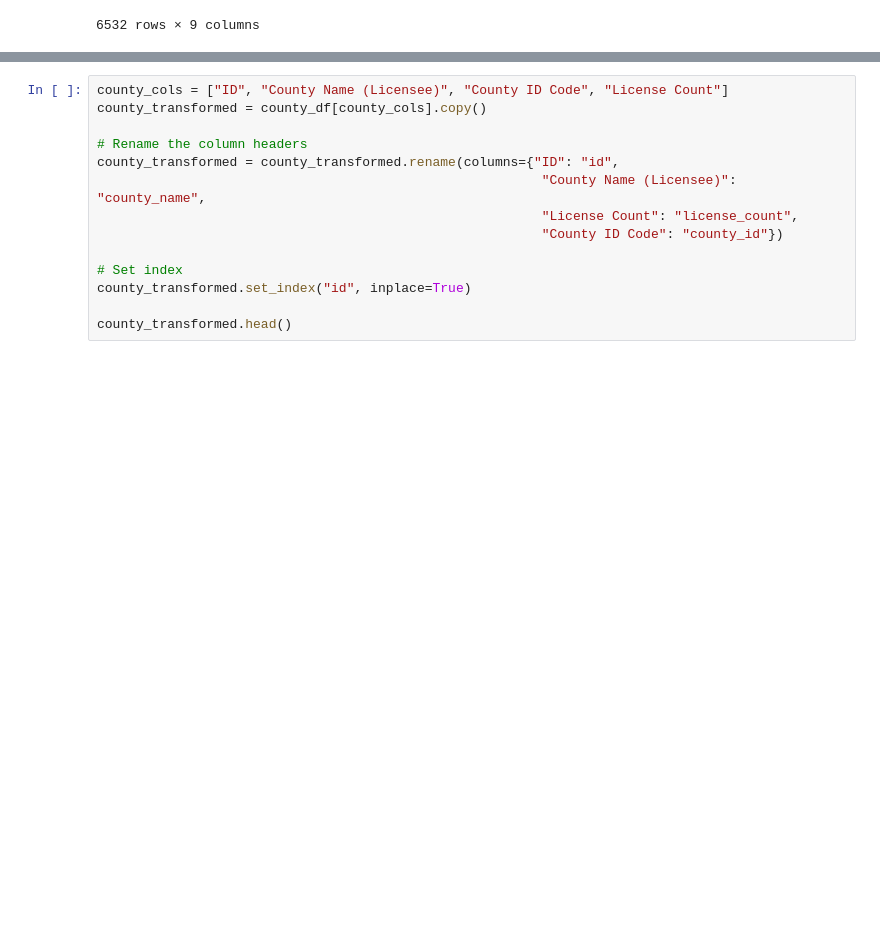
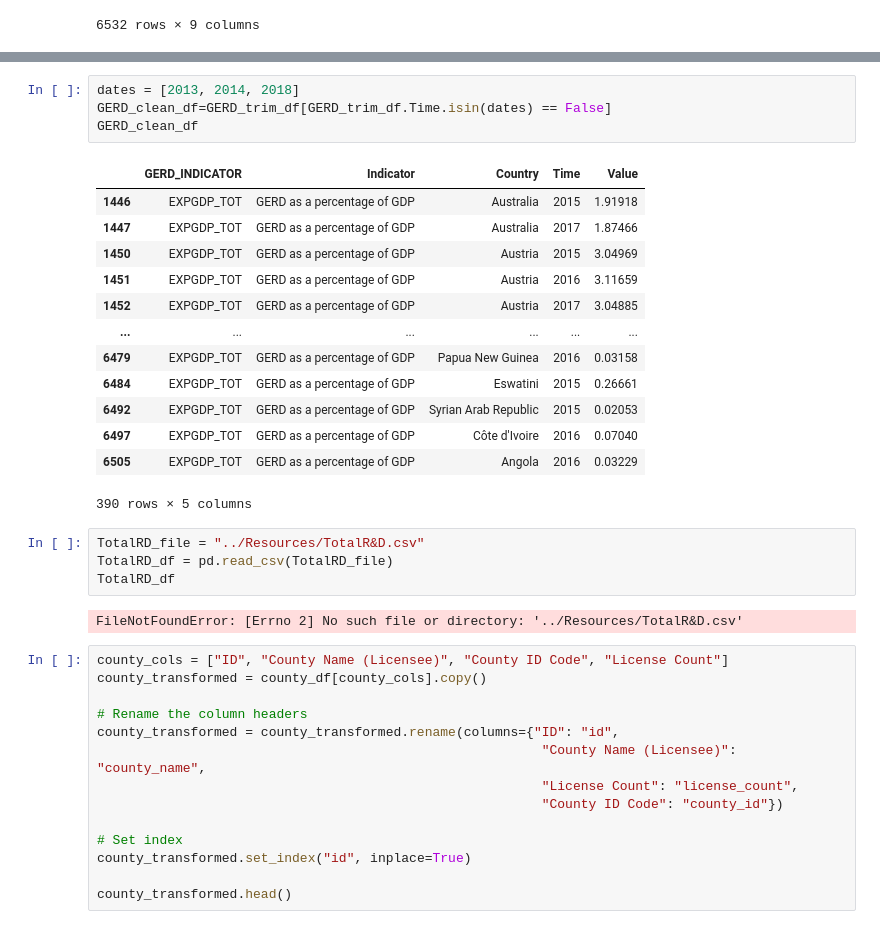
Before and after one commit to mchrzanowski27/Project2, a Jupyter notebook: Project2-Group3.ipynb, the cells around one changed output, grey strips where cells are left out. Drawn from its saved outputs; the diff is of its cells as text; blank space fills up the shorter version.

```diff
--- a/Project2-Group3.ipynb
+++ b/Project2-Group3.ipynb
@@ -86,3 +127,27 @@ premise_transformed.head()
+# %%
+dates = [2013, 2014, 2018]
+GERD_clean_df=GERD_trim_df[GERD_trim_df.Time.isin(dates) == False]
+GERD_clean_df
+# %% [output]
+|  | GERD_INDICATOR | Indicator | Country | Time | Value |
+| 1446 | EXPGDP_TOT | GERD as a percentage of GDP | Australia | 2015 | 1.91918 |
+| 1447 | EXPGDP_TOT | GERD as a percentage of GDP | Australia | 2017 | 1.87466 |
+| 1450 | EXPGDP_TOT | GERD as a percentage of GDP | Austria | 2015 | 3.04969 |
+| 1451 | EXPGDP_TOT | GERD as a percentage of GDP | Austria | 2016 | 3.11659 |
+| 1452 | EXPGDP_TOT | GERD as a percentage of GDP | Austria | 2017 | 3.04885 |
+| ... | ... | ... | ... | ... | ... |
+| 6479 | EXPGDP_TOT | GERD as a percentage of GDP | Papua New Guinea | 2016 | 0.03158 |
+| 6484 | EXPGDP_TOT | GERD as a percentage of GDP | Eswatini | 2015 | 0.26661 |
+| 6492 | EXPGDP_TOT | GERD as a percentage of GDP | Syrian Arab Republic | 2015 | 0.02053 |
+| 6497 | EXPGDP_TOT | GERD as a percentage of GDP | Côte d'Ivoire | 2016 | 0.07040 |
+| 6505 | EXPGDP_TOT | GERD as a percentage of GDP | Angola | 2016 | 0.03229 |
+390 rows × 5 columns
+# %%
+TotalRD_file = "../Resources/TotalR&D.csv"
+TotalRD_df = pd.read_csv(TotalRD_file)
+TotalRD_df
+# %% [output]
+FileNotFoundError: [Errno 2] No such file or directory: '../Resources/TotalR&D.csv'
 # %%
 county_cols = ["ID", "County Name (Licensee)", "County ID Code", "License Count"]
 county_transformed = county_df[county_cols].copy()
```
Also changed, not shown: parts of 9 cells of this notebook.
